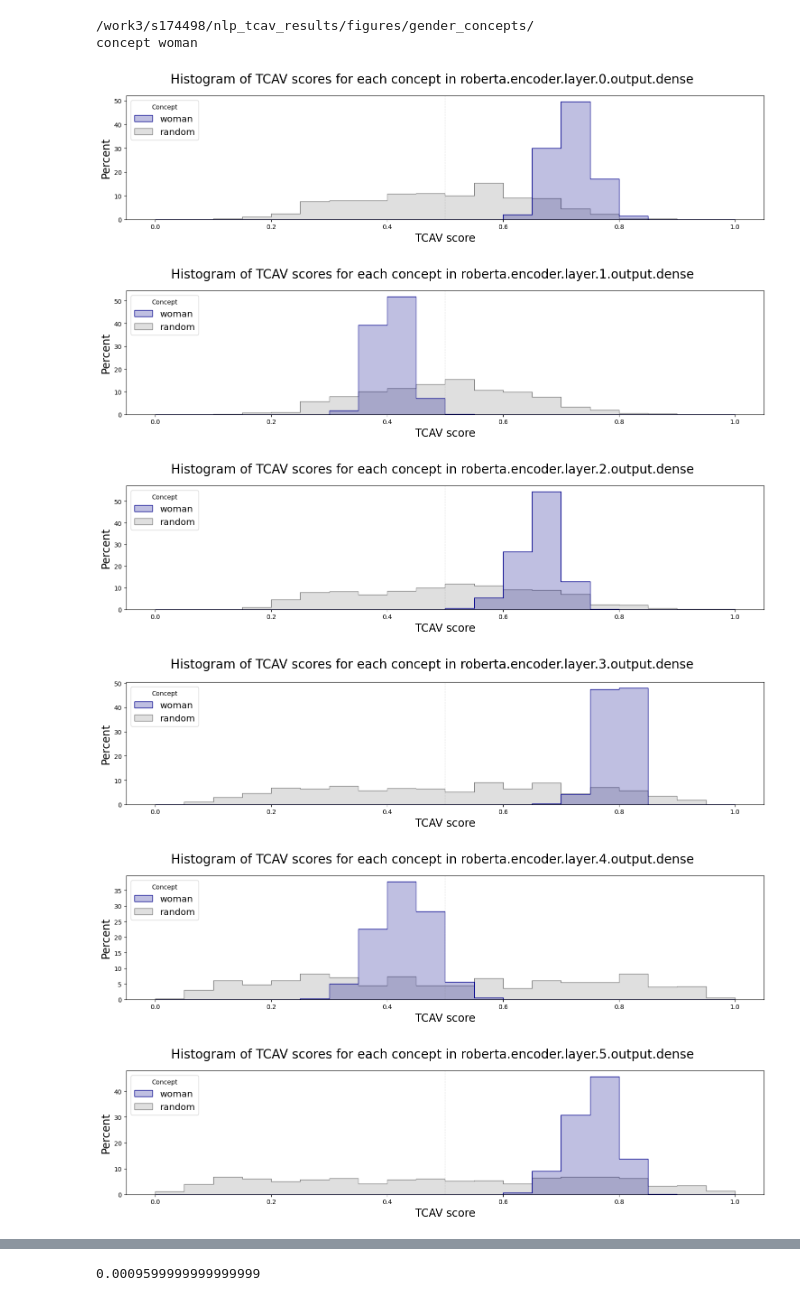
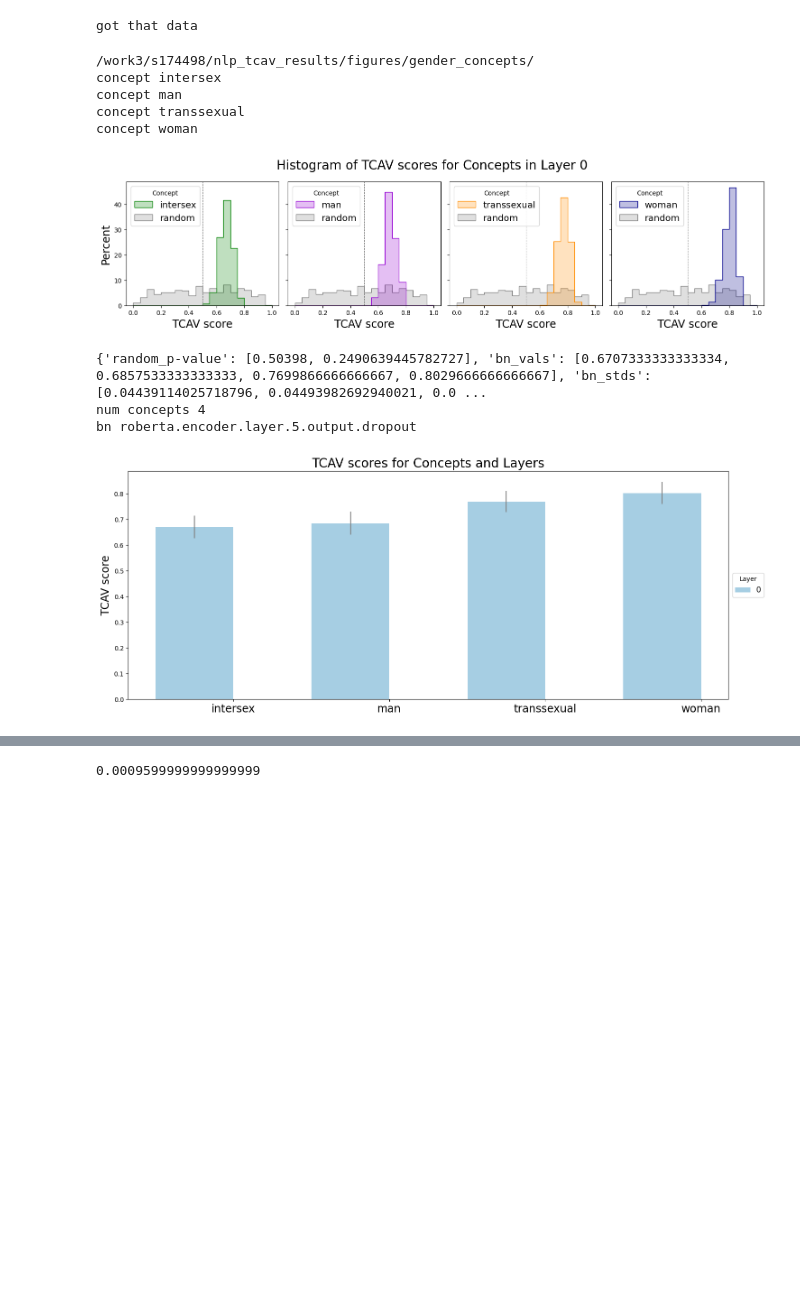
Before and after one commit to gaunby/master_project, a Jupyter notebook: notebooks/tcav_plot.ipynb, the cells around one changed output, grey strips where cells are left out. Saved outputs shown, nothing was run; the diff lists cells and outputs as text; code cells hidden in the pictures; blank space fills up the shorter version.

Commit message:
finetune plots+ embedding

```diff
--- a/notebooks/tcav_plot.ipynb
+++ b/notebooks/tcav_plot.ipynb
@@ -8,23 +8,29 @@ sys.path.insert(0,'/zhome/94/5/127021/speciale/master_project')
 from src.visualization.tcav_visual import plot_results
 # %%
 PATH = '/work3/s174498/nlp_tcav_results/'
-
-with open(PATH+'positive_woman_layer_0_11.pkl','rb') as handle:
+target = 'positive'
+results = '_gender_layer_droput_5_sensitivities'
+with open(PATH + target+results + '.pkl','rb') as handle:
     data = pickle.load(handle)
+    print('got that data')
+# %% [output]
+got that data
 # %%
 # comcepts
 # ['hate','irony','offensive']
 # ['intersex','man','transsexual','woman']
 # ['news','world','sport','business','science']
-concepts = ['woman']# ['intersex','man','transsexual','woman']#
+concepts = ['intersex','man','transsexual','woman']# ['woman']#  ['news','world','sport','business','science']#
 PATH =  '/work3/s174498/nlp_tcav_results/figures/gender_concepts/'
-output = plot_results(data, 'positive', concepts ,PATH, plot_hist = True, save_fig =False, t_test_mean = None)
+output = plot_results(data, target, concepts ,PATH, plot_hist = True, save_fig =False, t_test_mean = None)
 # %% [output]
 /work3/s174498/nlp_tcav_results/figures/gender_concepts/
+concept intersex
+concept man
+concept transsexual
 concept woman
-[figure, old version]
+[figure, new version]
+{'random_p-value': [0.50398, 0.2490639445782727], 'bn_vals': [0.6707333333333334, 0.6857533333333333, 0.7699866666666667, 0.8029666666666667], 'bn_stds': [0.04439114025718796, 0.04493982692940021, 0.0 ...
+num concepts 4
+bn roberta.encoder.layer.5.output.dropout
-[figure, old version]
+[figure, new version]
-[figure, removed]
-[figure, removed]
-[figure, removed]
-[figure, removed]
```
Also changed, not shown: parts of 1 cell of this notebook, 8 other files.
